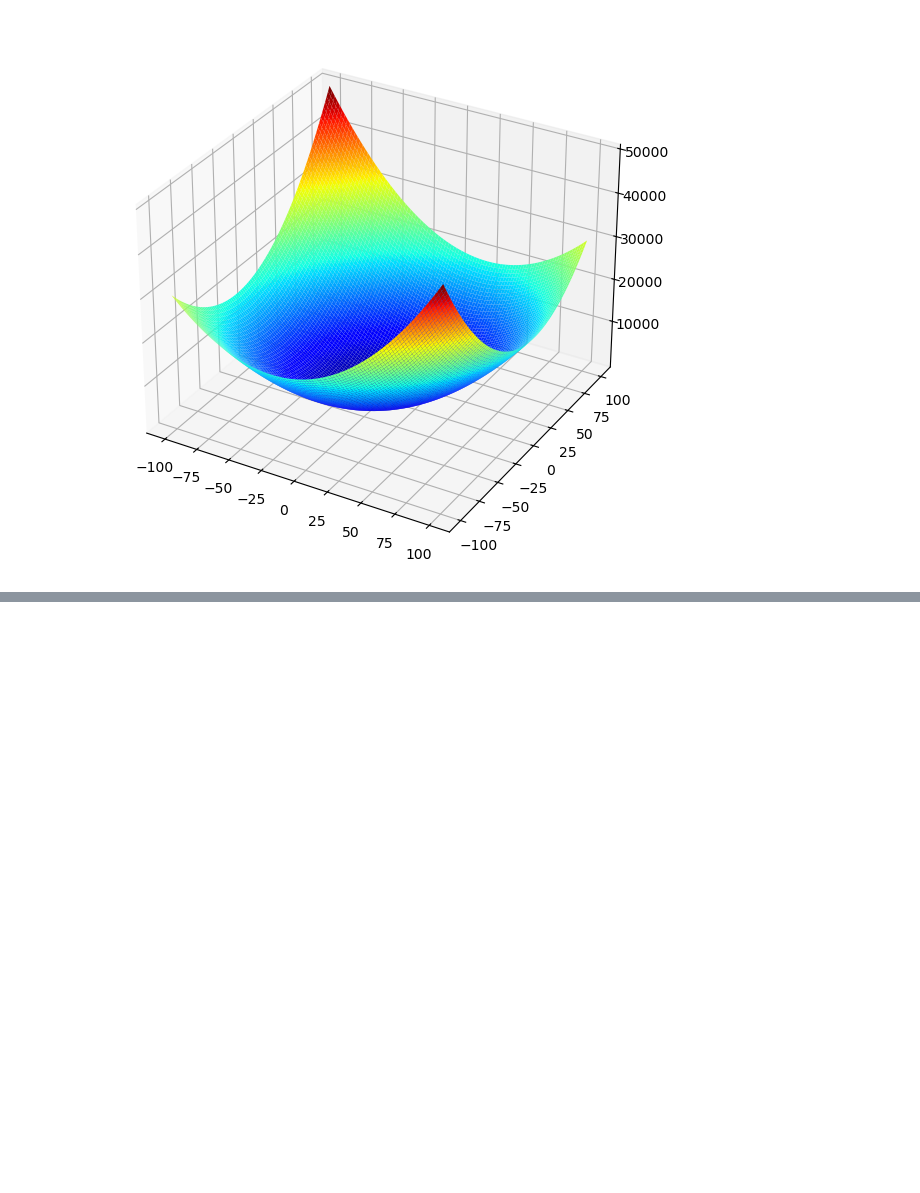
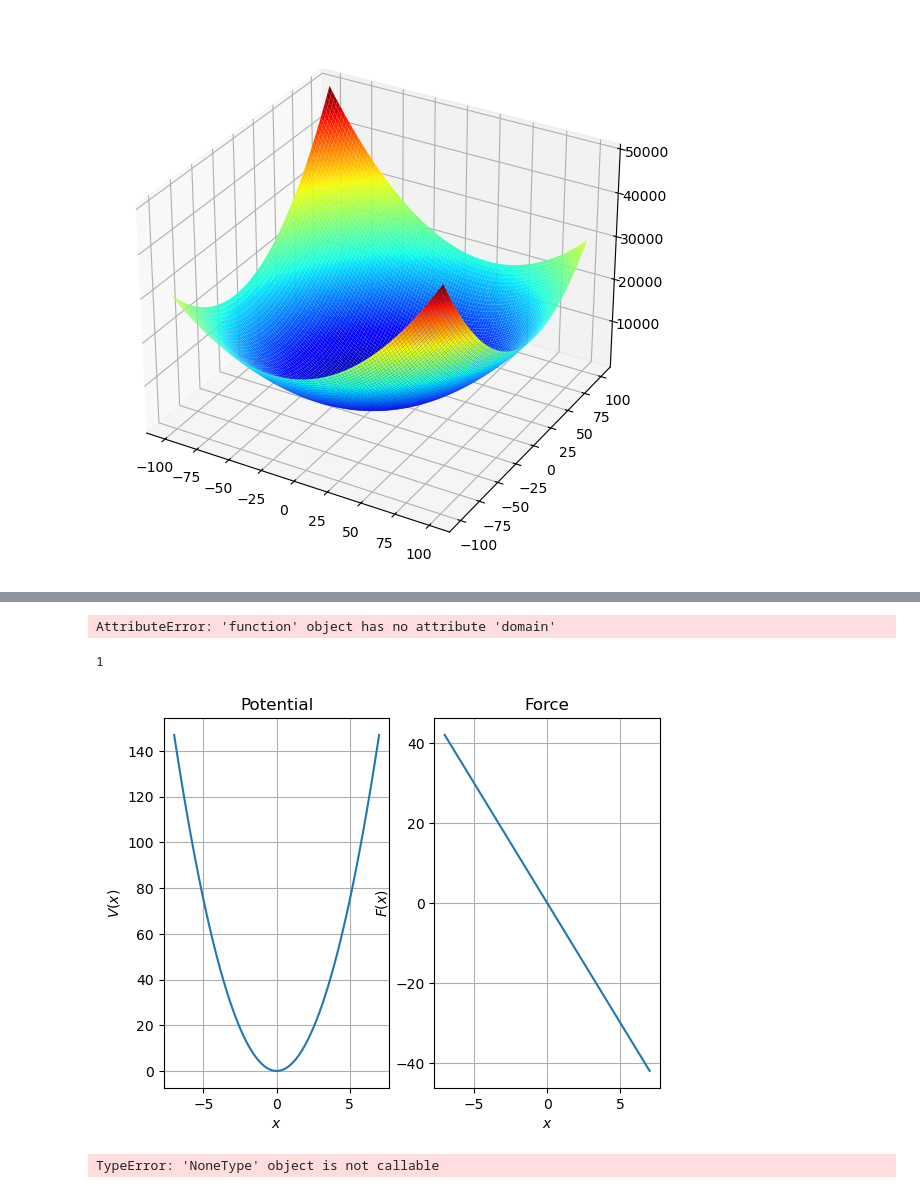
Before and after one commit to langevinmodel/folie, a Jupyter notebook: toy models/2D Double Well.ipynb, the cells around one changed output, grey strips where cells are left out. Drawn from its saved outputs; the diff is of its cells as text; code cells hidden in the pictures; blank space fills up the shorter version.

```diff
--- a/toy models/2D Double Well.ipynb
+++ b/toy models/2D Double Well.ipynb
@@ -31,0 +47,45 @@ ax.plot_surface(X, Y, Z, rstride=1, cstride=1,cmap='jet', edgecolor = 'none')
+# %%
+print(linear_force.force.domain.dim)
+# %% [output]
+AttributeError: 'function' object has no attribute 'domain'
+# %%
+print(linear_force.domain.dim)
+# %% [output]
+1
+# %%
+# Plot of Free Energy and Force
+x_values = np.linspace(-7, 7, 100)
+fig, axs = plt.subplots(1, 2)
+axs[0].plot(x_values,linear_force.amended_potential(x_values.reshape(len(x_values))))
+axs[1].plot(x_values,linear_force.force(x_values.reshape(len(x_values))))
+axs[0].set_title("Potential")
+axs[0].set_xlabel("$x$")
+axs[0].set_ylabel("$V(x)$")
+axs[0].grid()
+axs[1].set_title("Force")
+axs[1].set_xlabel("$x$")
+axs[1].set_ylabel("$F(x)$")
+axs[1].grid()
+# %% [output]
+[figure, added]
+# %%
+ntraj=50
+q0= np.empty(ntraj)
+for i in range(len(q0)):
+    q0[i]=-6
+# Calculate Trajectory
+time_steps=5000
+data = simulator.run(time_steps, q0, save_every=1)
+xmax = np.concatenate(simulator.xmax_hist, axis=1).T
+
+# Plot the resulting trajectories
+# sphinx_gallery_thumbnail_number = 1
+fig, axs = plt.subplots(1,2)
+for n, trj in enumerate(data):
+    axs[0].plot(trj["x"])
+    axs[1].plot(xmax[:, n])
+    axs[1].set_xlabel("$timestep$")
+    axs[1].set_ylabel("$x(t)$")
+    axs[1].grid()
+# %% [output]
+TypeError: 'NoneType' object is not callable
```
Also changed, not shown: parts of 23 cells of this notebook, 1 other file.
